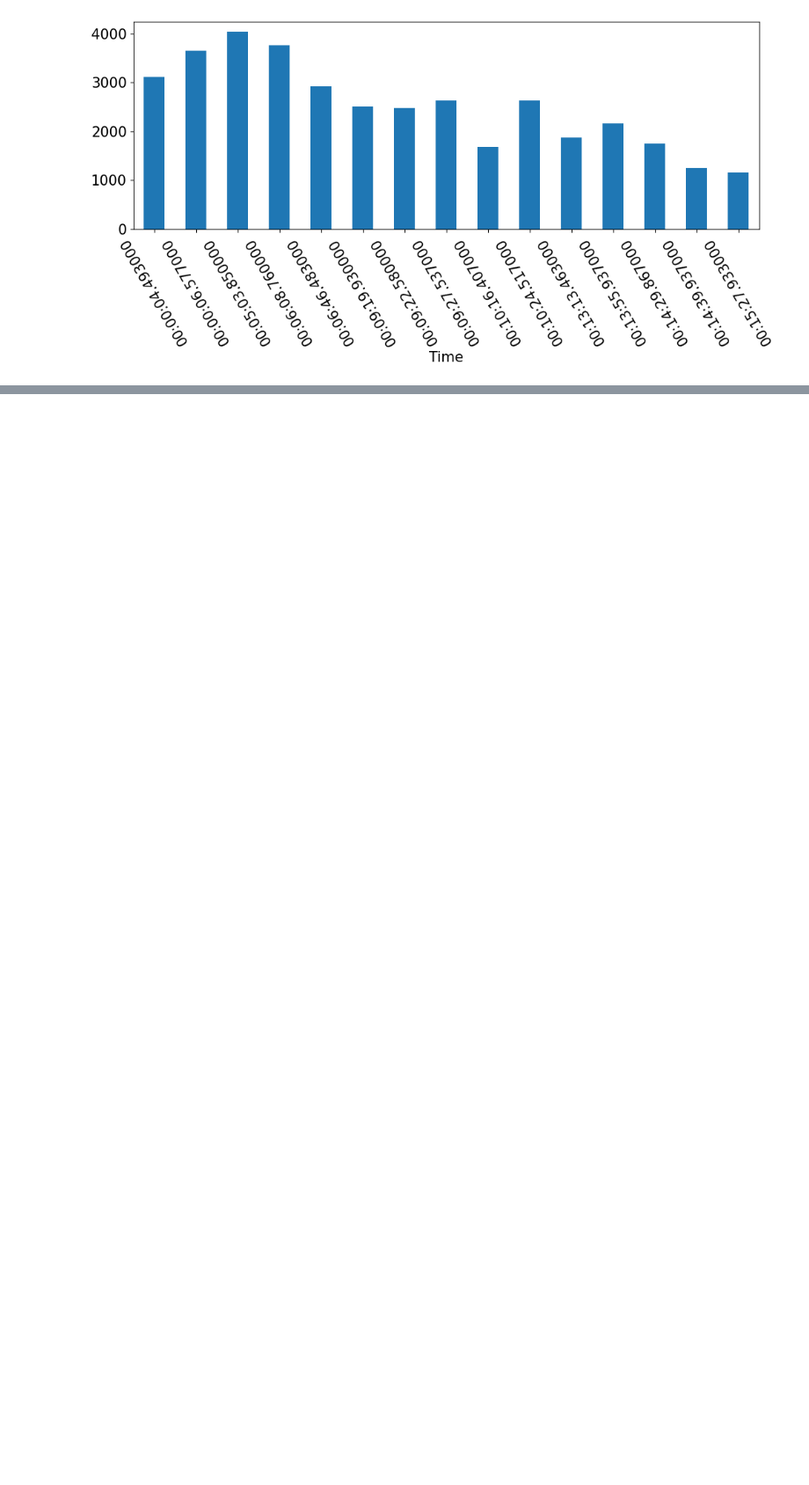
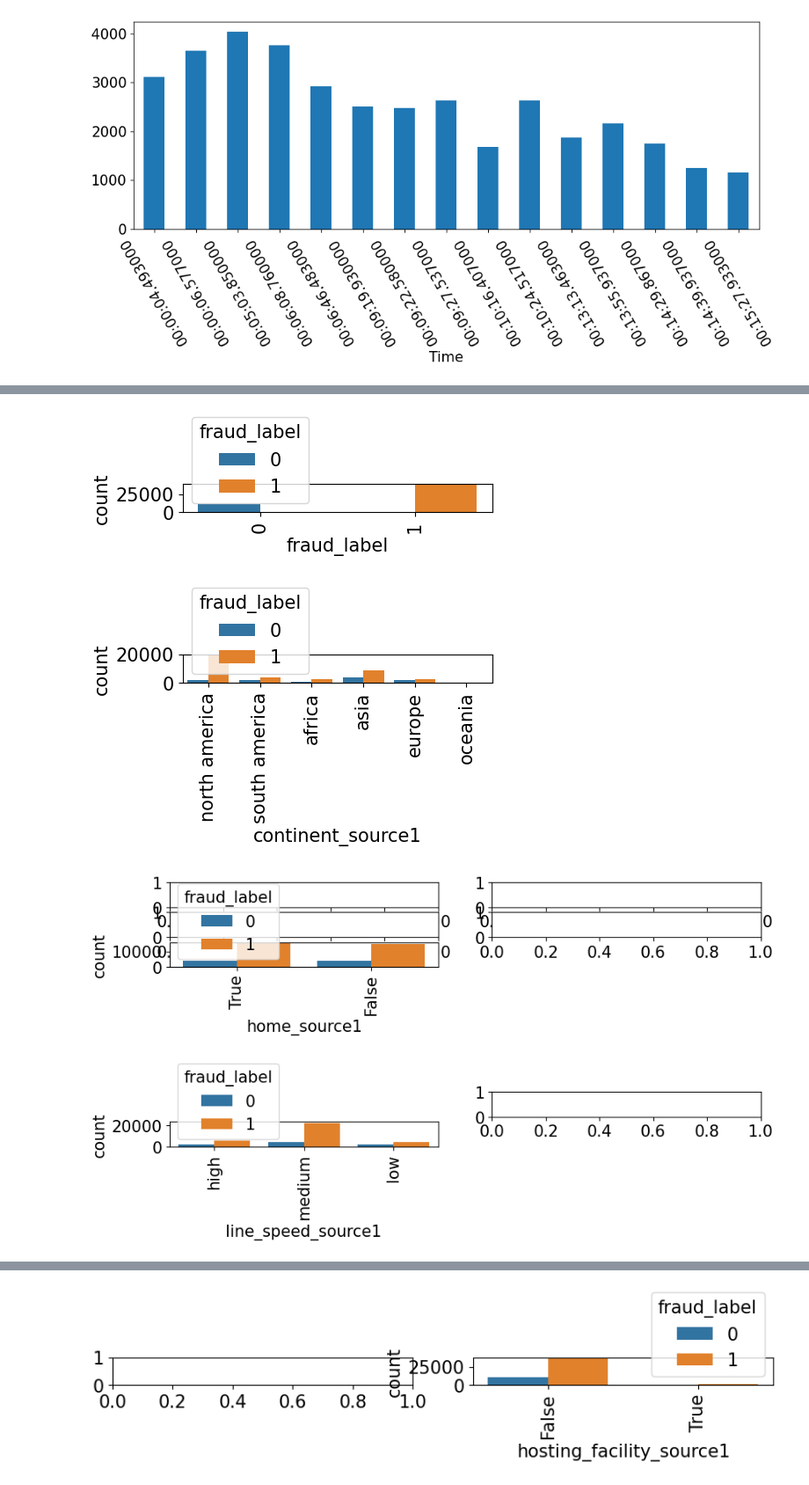
Before and after one commit to cgusti/EAD-fraud-detection, a Jupyter notebook: DS Take Home Project Practice.ipynb, the cells around one changed output, grey strips where cells are left out. Shown: that part at 88% size. Cells and saved outputs as stored; diff of their text form; code cells hidden in the pictures; blank space fills up the shorter version.

```diff
--- a/DS Take Home Project Practice.ipynb
+++ b/DS Take Home Project Practice.ipynb
@@ -304,0 +551,4 @@ Why is data leakage bad?
+# %%
+src1_feat_distribution = src1.drop(src1_cl, axis=1)
+src1_feat_distribution = src1_feat_distribution.drop(src1_date_time, axis=1)
+src1_feat_distribution = src1_feat_distribution.drop(src1_ip_unique_id, axis=1)
@@ -304,0 +628,15 @@ Why is data leakage bad?
+# %%
+features_plotted=[]
+for n, feat in enumerate(src1_feat_distribution):
+    ax = plt.subplot(10, 2, n + 1)
+    if len(src1_feat_distribution[feat].unique()) < 10:
+        features_plotted.append(feat)
+        sns.countplot(x=src1_feat_distribution[feat], hue= src1_feat_distribution['fraud_label'], ax=ax )
+        plt.xticks(rotation = 90)
+        plt.show()
+print(features_plotted)
+# %% [output]
+[figure, added]
+[figure, added]
+[figure, added]
+[figure, added]
@@ -304,0 +644 @@ Why is data leakage bad?
+[figure, added]
```
Also changed, not shown: parts of 92 cells of this notebook.
